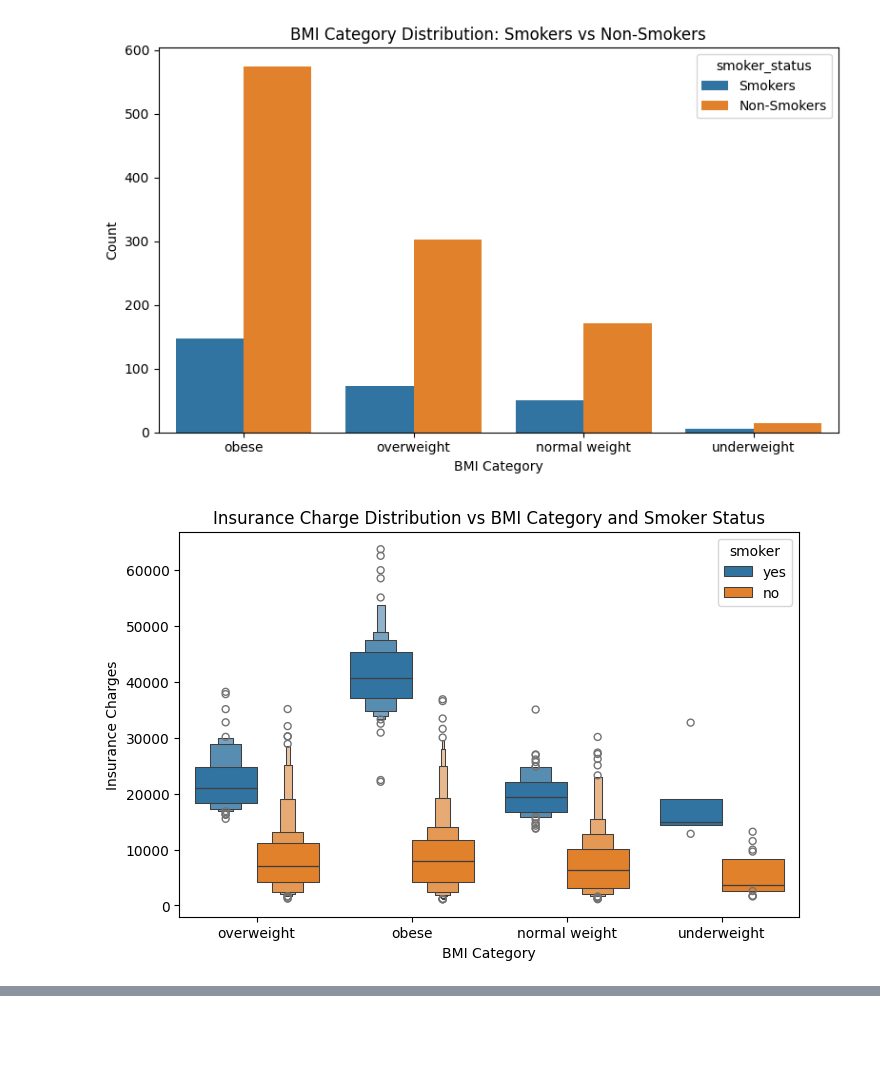
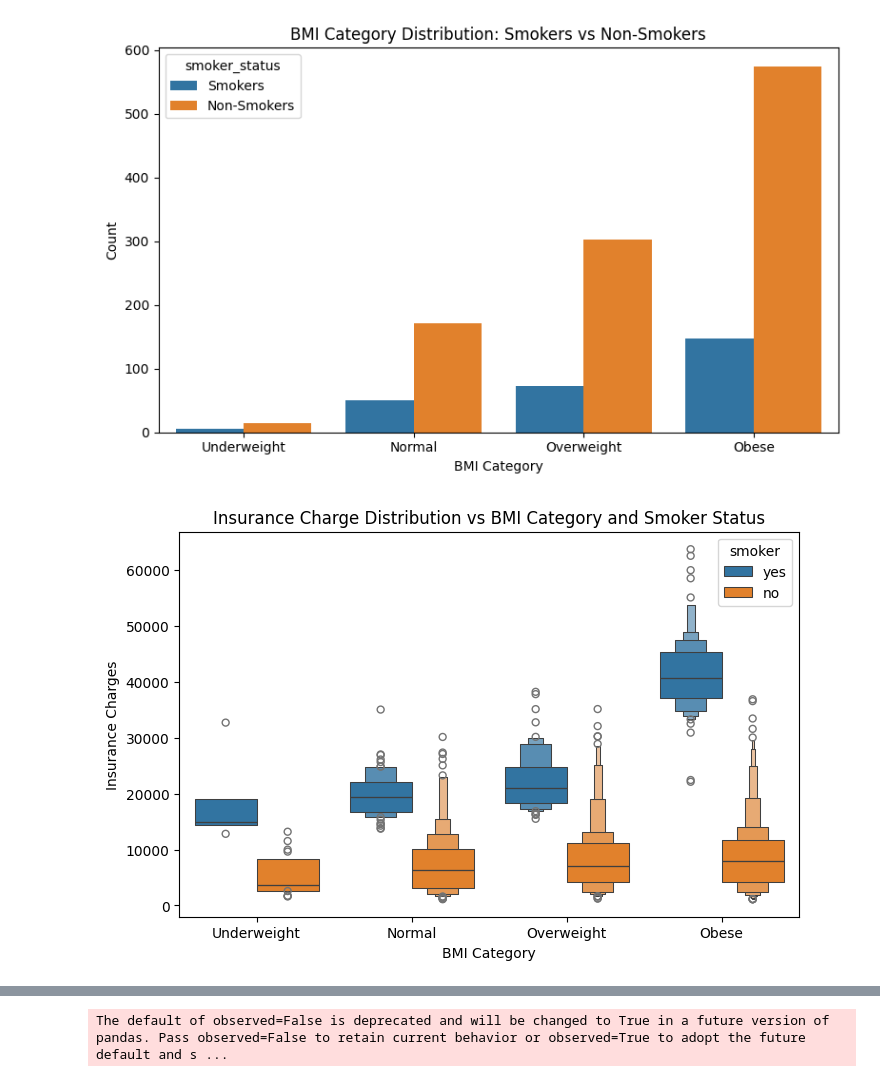
Before and after one commit to ali-khurshid/My-Individual-Project, a Jupyter notebook: jupyter_notebooks/My Code/My Code.ipynb, the cells around one changed output, grey strips where cells are left out. Cells and saved outputs as stored; diff of their text form; code cells hidden in the pictures; blank space fills up the shorter version.

Commit message:
BMI category in natural order

```diff
--- a/jupyter_notebooks/My Code/My Code.ipynb
+++ b/jupyter_notebooks/My Code/My Code.ipynb
@@ -28,17 +28,20 @@ Function to group BMI values in line with NHS defintions
 
 def bmi_group(bmi):
     if bmi < 18.5:
-        return "underweight"
+        return "Underweight"
     elif 18.5 <= bmi < 24.9:
-        return "normal weight"
+        return "Normal"
     elif 25 <= bmi < 29.9:
-        return "overweight"
+        return "Overweight"
     else:
-        return "obese"
+        return "Obese"
 
 #add a new column in the df to group the bmi values
 df["bmi_category"] = df["bmi"].apply(bmi_group)
 df.head(25)
+
+bmi_order = ["Underweight","Normal","Overweight","Obese"]
+df["bmi_category"] = pd.Categorical(df["bmi_category"],categories=bmi_order,ordered = True)
 
 """
 Function to return a count of the bmi category for smokers
@@ -75,6 +78,8 @@ combined_df = pd.merge(
 )
 
 combined_df
+
+
 
 # Melt the DataFrame to long format for Seaborn
 df_long = combined_df.melt(id_vars='bmi_category',
@@ -157,33 +162,42 @@ fig = px.box(
 title = "Interactive Boxplot for Insurance Charge vs Age Group and Gender",
 hover_name = "region"
 )
 
 
 # Layout improvements
 fig.update_layout(
     xaxis_tickangle=-45,
     template="plotly_white",
     title_font_size=20,
     margin=dict(l=50, r=50, t=80, b=50)
 )
 
 fig.show()
 
+# A second interactive plot (Scatter) to showcase the relationship between Smoker + BMI and Charges
 fig = px.scatter(
     df,
     x = "age_group",
     y = "charges",
     color = "bmi_category",
     facet_col="region",
     facet_row="smoker",
     title = "Insurance Charges by Age Group, Smoker Status and Region"
       )
 
 fig.show()
+
+# Final plot using heatmap to show the strong correlation between Charges vs Smoker and BMI
+
+ # First I need to encode the smoker & BMI category data from str to numericals
+
+
+
 # df_corr = df.corr(method='pearson')
 
 # fig = px.density_heatmap(data=df,x="df_corr", y = )
 # %% [output]
-[figure, old version]
+[figure, new version]
-[figure, old version]
+[figure, new version]
 [figure]
+The default of observed=False is deprecated and will be changed to True in a future version of pandas. Pass observed=False to retain current behavior or observed=True to adopt the future default and s ...
```
